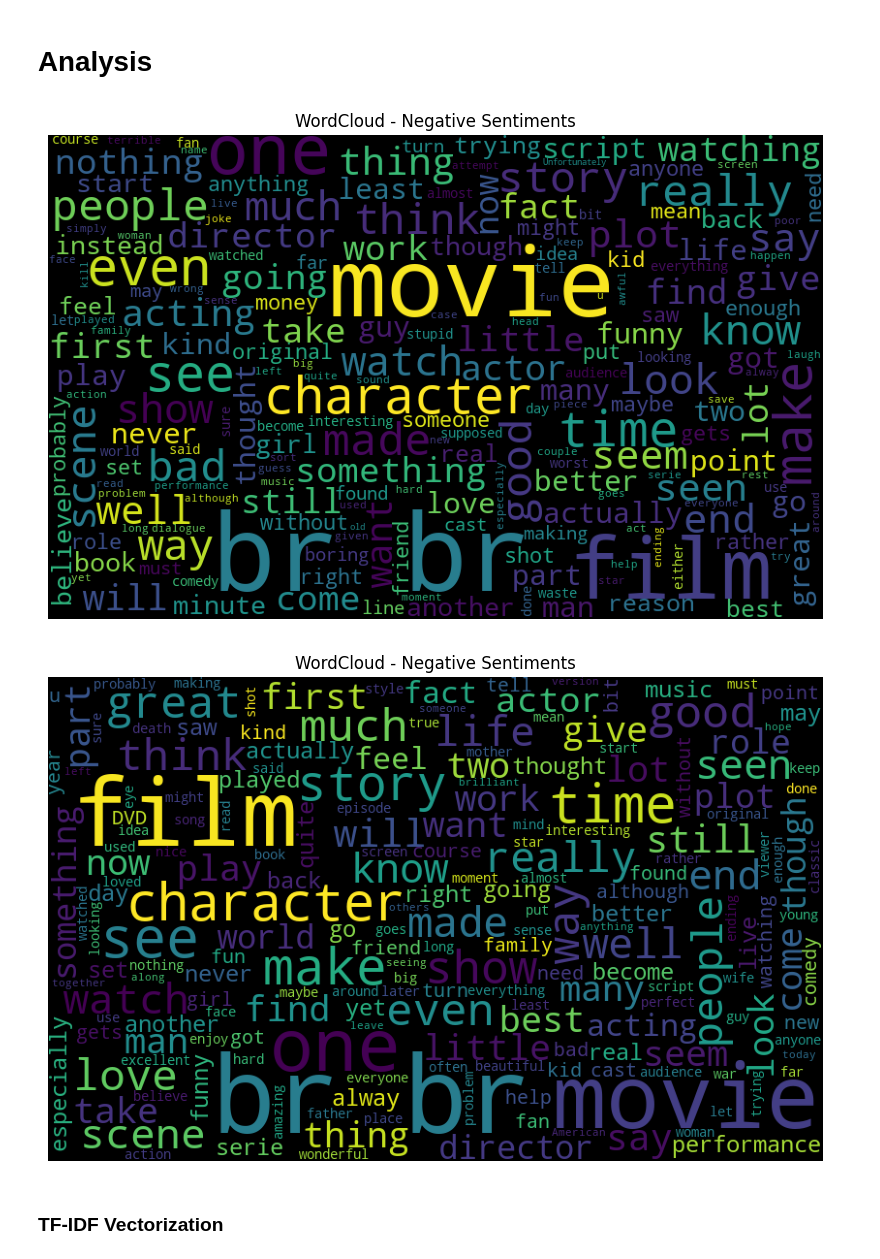
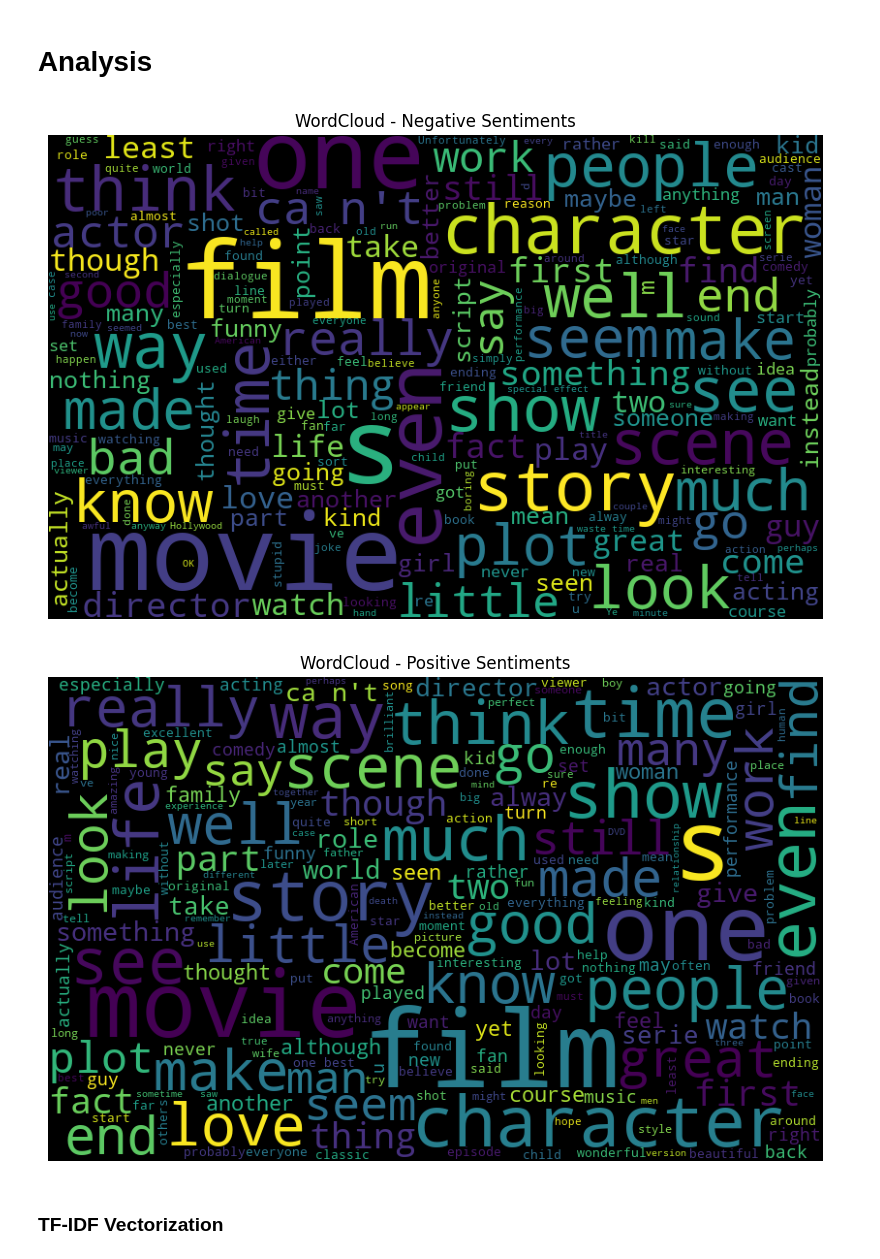
Before and after one commit to Pranshu321/IMDB-Review-Sentiment-Analysis, a Jupyter notebook: main.ipynb, the cells around one changed output. Drawn from its saved outputs; the diff is of its cells as text; code cells hidden in the pictures.

```diff
--- a/main.ipynb
+++ b/main.ipynb
@@ -39,11 +39,14 @@ lemmatizer = nltk.stem.WordNetLemmatizer()
 processing_review = []
 single_review = ""
 
-for review in imdb_data.review:
-    single_review = review
+for review in range(0, 50000):
+    single_review = imdb_data.loc[review, 'review']
 
     # Remove HTML tags
     single_review = re.sub('<.*?>', '', single_review)
+    single_review = re.sub(r'\<br(\s*\/)?\>', ' ', single_review)
+
+    # print(single_review)
 
     # Remove single letter
     single_review = re.sub('\s+[a-zA-z]\s+', ' ', single_review)
@@ -61,6 +64,7 @@ for review in imdb_data.review:
 
     filtered_sentence = " ".join([lemmatizer.lemmatize(word) for word in words_tokens])
 
+    imdb_data.loc[review, 'review'] = filtered_sentence
     processing_review.append(filtered_sentence)
 
 
@@ -90,27 +94,27 @@ plt.title('WordCloud - Negative Sentiments')
 plt.axis('off')
 plt.show()
 # %% [output]
-[figure, old version]
+[figure, new version]
 # %%
 from wordcloud import WordCloud
 import matplotlib.pyplot as plt
 
-negative_review = imdb_data[imdb_data['sentiment'] == 'positive']
+positive_review = imdb_data[imdb_data['sentiment'] == 'positive']
 
-negative_sentences = negative_review["review"]
+positive_sentences = positive_review["review"]
 
-pos = "".join(map(str, negative_sentences))
+pos = "".join(map(str, positive_sentences))
 
 pos_wordCloud = WordCloud(width=800, height=500,
                           random_state=21, max_font_size=110).generate(pos)
 
 plt.figure(figsize=(10, 10))
 plt.imshow(pos_wordCloud)
-plt.title('WordCloud - Negative Sentiments')
+plt.title('WordCloud - Positive Sentiments')
 plt.axis('off')
 plt.show()
 # %% [output]
-[figure, old version]
+[figure, new version]
 # %% [markdown]
 ### TF-IDF Vectorization
 # %%
```
Also changed, not shown: parts of 5 cells of this notebook.
